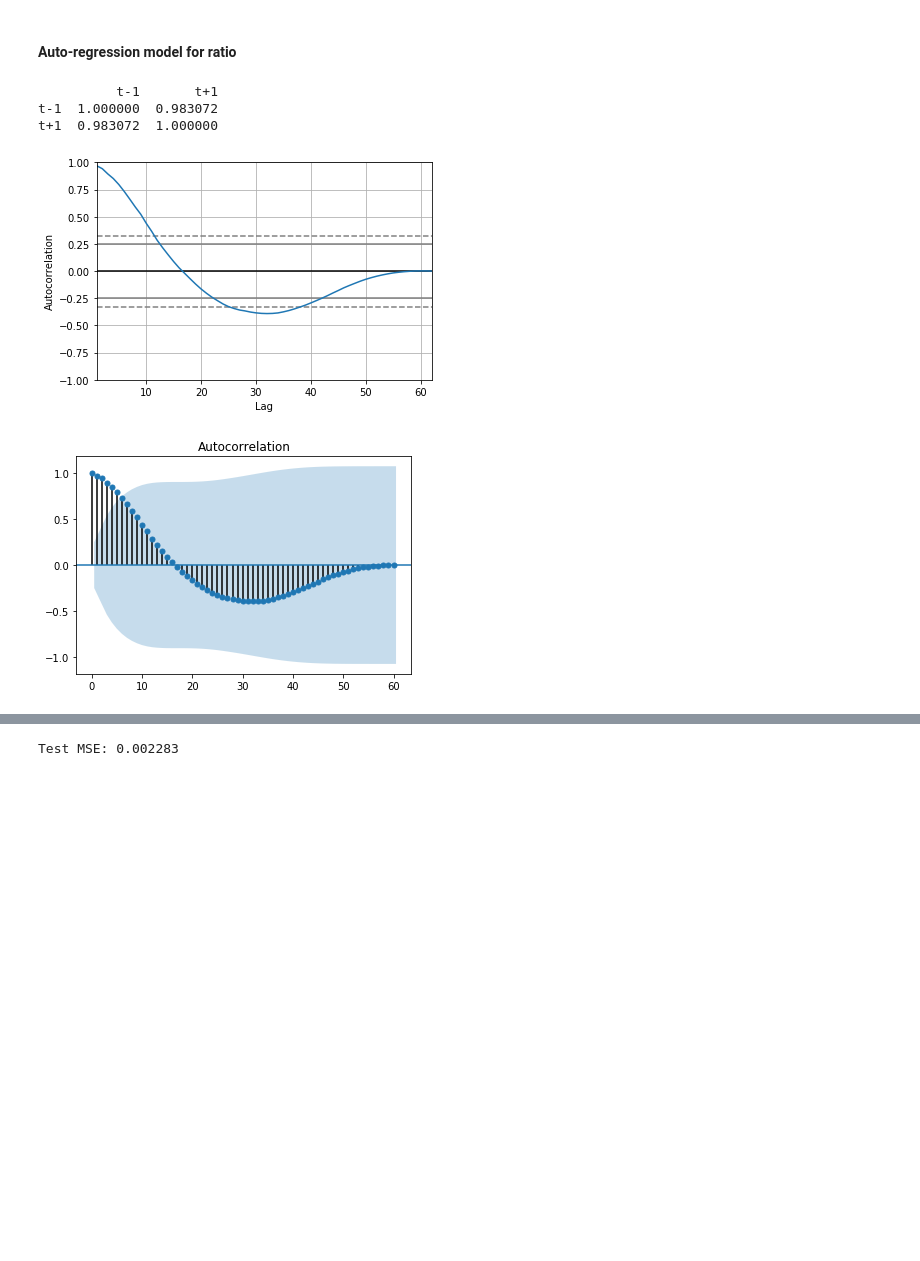
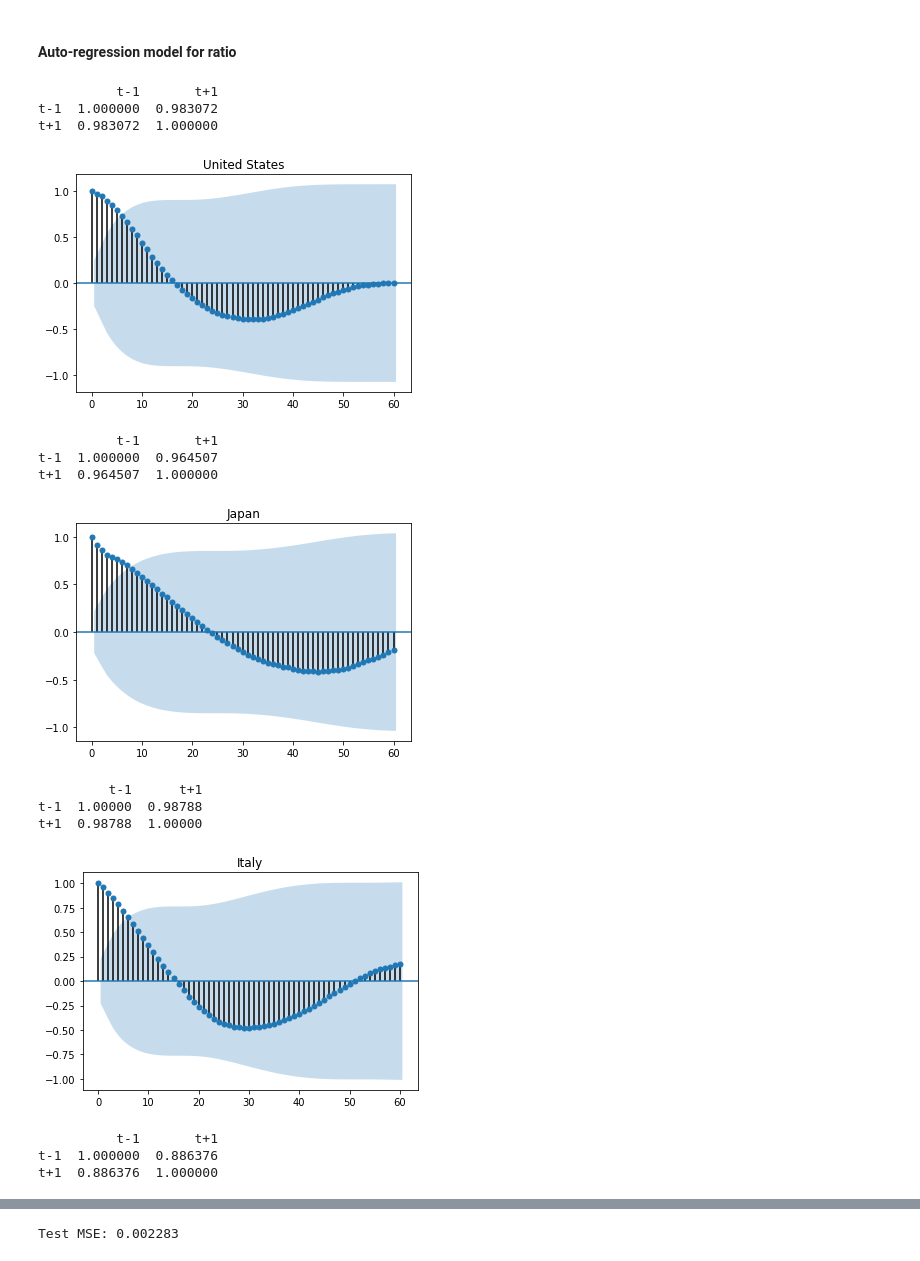
Before and after one commit to hhuang-code/big_data_project, a Jupyter notebook: part3/data_analysis.ipynb, the cells around one changed output, grey strips where cells are left out. Saved outputs shown, nothing was run; the diff lists cells and outputs as text; code cells hidden in the pictures; blank space fills up the shorter version.

```diff
--- a/part3/data_analysis.ipynb
+++ b/part3/data_analysis.ipynb
@@ -269,18 +377,39 @@ def auto_correlation_analyze(country):
     result = dataframe.corr()
     print(result)
 
-    autocorrelation_plot(df)
-    plt.show()
+#     autocorrelation_plot(df)
+#     plt.show()
 
     from statsmodels.graphics.tsaplots import plot_acf
     plot_acf(df, lags=60)
+
+    plt.title(country)
     plt.show()
-
-country = 'United States'
-auto_correlation_analyze(country)
-# %% [output]
-          t-1       t+1
-t-1  1.000000  0.983072
-t+1  0.983072  1.000000
-[figure, removed]
-[figure, removed]
+# %%
+country = 'United States'
+auto_correlation_analyze(country)
+
+country = 'Japan'
+auto_correlation_analyze(country)
+
+country = 'Italy'
+auto_correlation_analyze(country)
+
+country = 'South Korea'
+auto_correlation_analyze(country)
+# %% [output]
+          t-1       t+1
+t-1  1.000000  0.983072
+t+1  0.983072  1.000000
+[figure, added]
+          t-1       t+1
+t-1  1.000000  0.964507
+t+1  0.964507  1.000000
+[figure, added]
+         t-1      t+1
+t-1  1.00000  0.98788
+t+1  0.98788  1.00000
+[figure, added]
+          t-1       t+1
+t-1  1.000000  0.886376
+t+1  0.886376  1.000000
```
Also changed, not shown: parts of 18 cells of this notebook.
